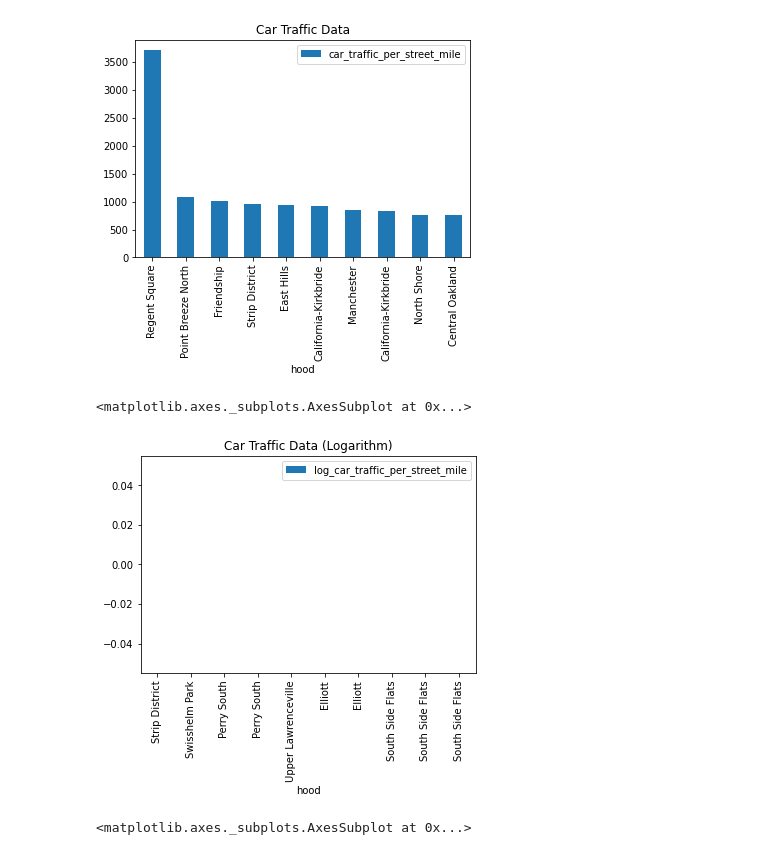
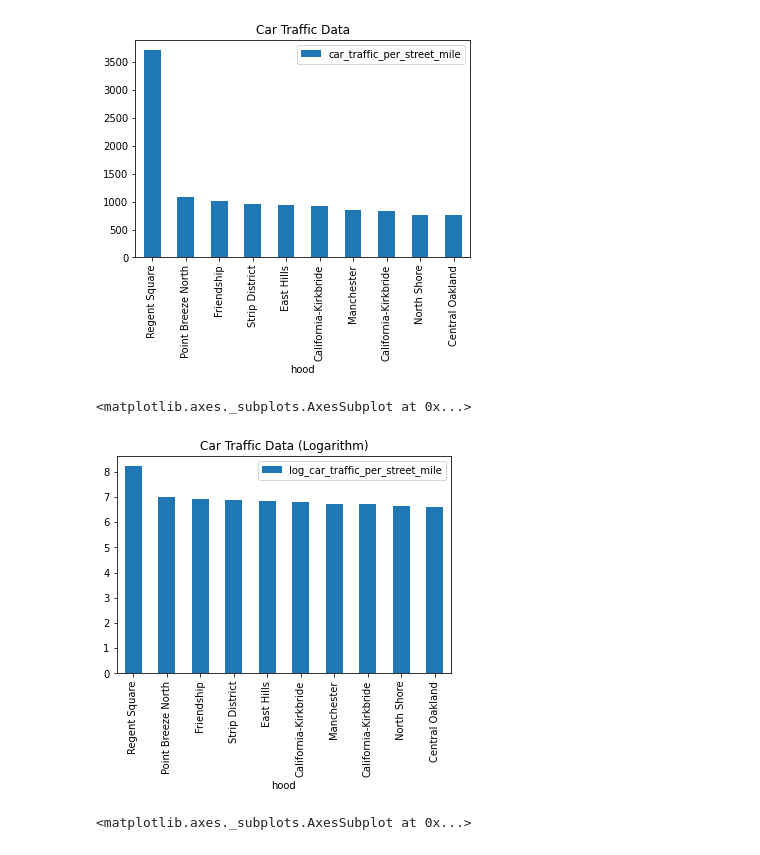
Before and after one commit to N0taR0b0t/Walkability, a Jupyter notebook: DeonteVanterpool.ipynb, the cells around one changed output. Cells and saved outputs as stored; diff of their text form; code cells hidden in the pictures.

```diff
--- a/DeonteVanterpool.ipynb
+++ b/DeonteVanterpool.ipynb
@@ -169,10 +169,10 @@ pd.DataFrame(car_data.tail(10)).plot(kind='bar', x='hood', y='car_traffic_per_st
 <matplotlib.axes._subplots.AxesSubplot at 0x...>
 [figure]
 # %%
-pd.DataFrame(car_data.tail(10)).plot(kind='bar', x='hood', y='log_car_traffic_per_street_mile', title="Car Traffic Data (Logarithm)")
+pd.DataFrame(car_data.head(10)).plot(kind='bar', x='hood', y='log_car_traffic_per_street_mile', title="Car Traffic Data (Logarithm)")
 # %% [output]
 <matplotlib.axes._subplots.AxesSubplot at 0x...>
-[figure, old version]
+[figure, new version]
 # %%
 pd.DataFrame(bike_data.head(10)).plot(kind='bar', x='hood', y='bike_traffic_per_street_mile', title="Bike Traffic Data")
 # %% [output]
```
Also changed, not shown: parts of 1 cell of this notebook.
